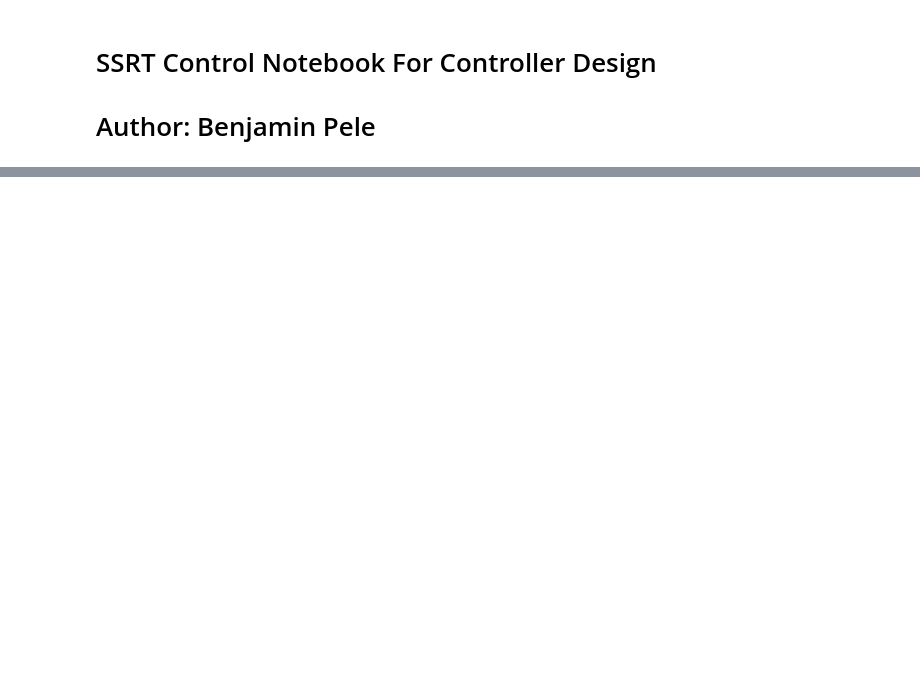
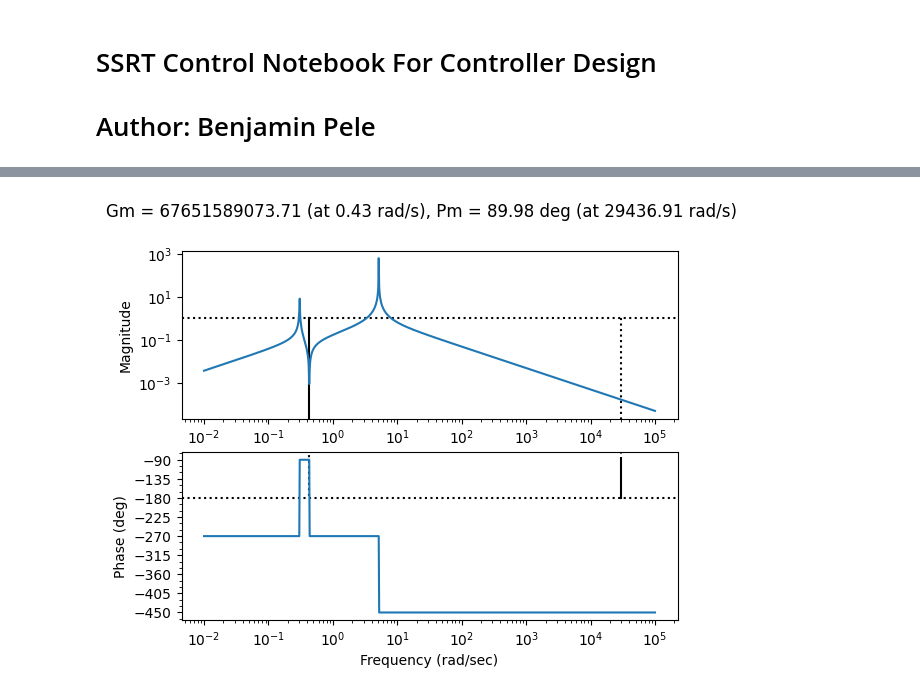
Before and after one commit to ucalgary-rover/Controls, a Jupyter notebook: SSRT_Control_Analysis.ipynb, the cells around one changed output, grey strips where cells are left out. Saved outputs shown, nothing was run; the diff lists cells and outputs as text; code cells hidden in the pictures; blank space fills up the shorter version.

```diff
--- a/SSRT_Control_Analysis.ipynb
+++ b/SSRT_Control_Analysis.ipynb
@@ -83,0 +125,4 @@ Rank of Controllability Matrix:  2
+# %%
+mag, phase, omega = ct.bode_plot(P_tf, margins=True)
+# %% [output]
+[figure, added]
```
Also changed, not shown: parts of 14 cells of this notebook.
